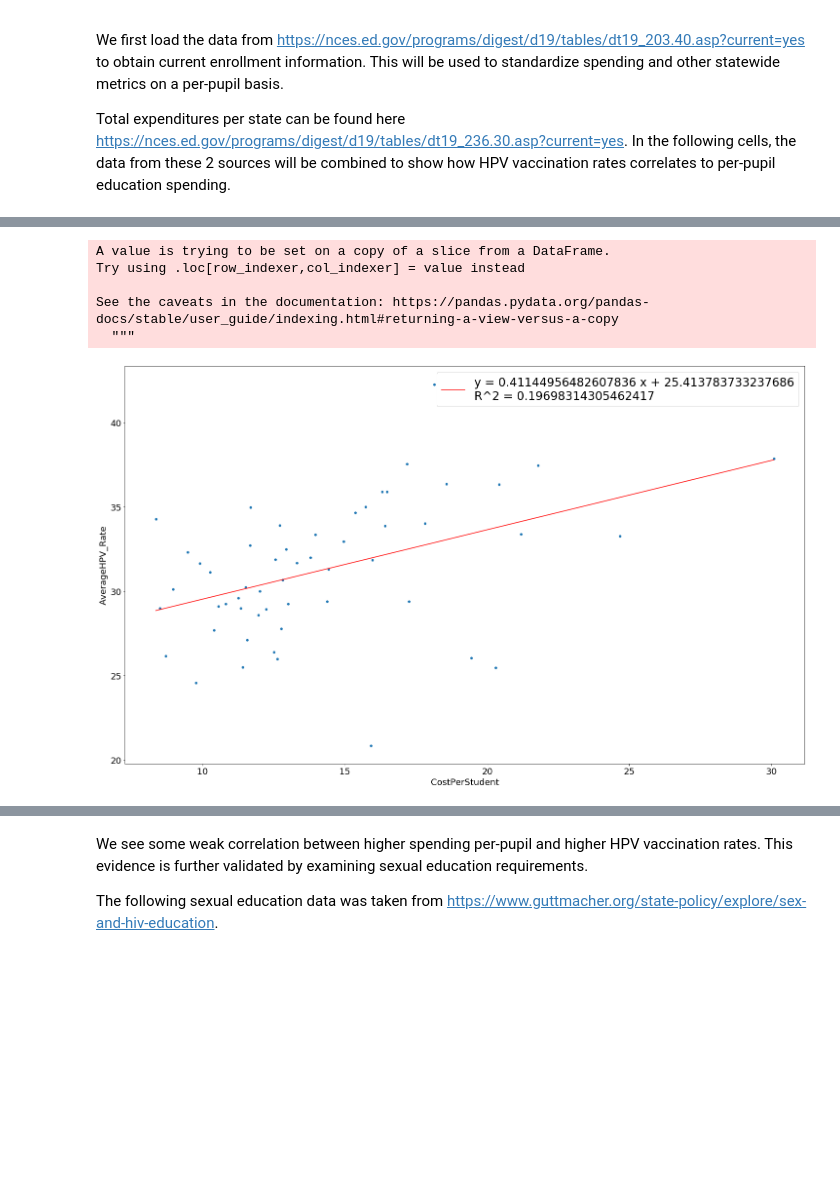
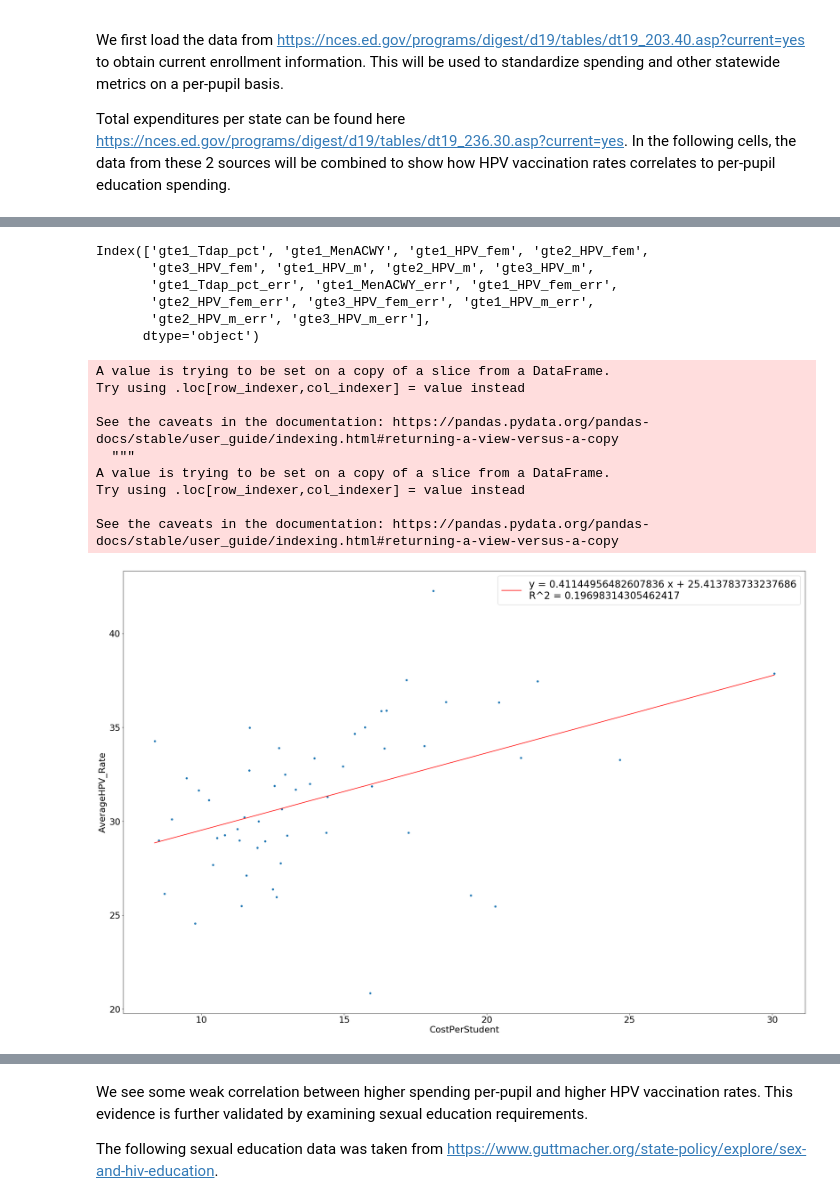
Before and after one commit to SpacemanSpiff7/BMI_stats_FinalProject, a Jupyter notebook: Longo_BMI_Final.ipynb, the cells around one changed output, grey strips where cells are left out. Saved outputs shown, nothing was run; the diff lists cells and outputs as text; code cells hidden in the pictures; blank space fills up the shorter version.

```diff
--- a/Longo_BMI_Final.ipynb
+++ b/Longo_BMI_Final.ipynb
@@ -20,3 +20,13 @@ The CDC provides vaccination data as a proportion of adults aged 12-17 by state
 import matplotlib.pyplot as plt
 plt.rcParams['figure.figsize'] = 25, 15
 plt.rcParams['font.size'] = 18
+# %%
+data['Vaccine Round'] = data['vaccine'].apply(lambda x: x.split('_')[0])
+data
+fig, ax = plt.subplots(2, 3)
+gender = ['fem', 'm']
+for i in range(3):
+    for j, g in enumerate(gender):
+        key = 'gte' + str(i+1) + '_HPV_' + g
+        sm.qqplot(data[data['vaccine'] == key]['proportion'], ax=ax[j,i], line='r')
+        ax[j,i].set_title(key)
@@ -73,10 +89,17 @@ enrollment = pd.read_csv('enrollment.csv', header=None)
 enrollment[0] = [i.strip().split('..')[0].strip() for i in enrollment[0]]
 
 expenditures = pd.read_csv('expenditures.csv', header=None, index_col=0)
-expenditures.index = [i.strip().split('..')[0].strip() for i in expenditures.index]
-expenditures.iloc[:,0] = [int(str(i).replace(',','')) for i in expenditures.iloc[:,0]]
-expenditures['enrollment'] = [int(str(i).replace(',','')) for i in enrollment.iloc[:,1]]
-expenditures['CostPerStudent'] = expenditures.iloc[:,0] / expenditures.iloc[:,1]
+expenditures.index = [
+    i.strip().split('..')[0].strip() for i in expenditures.index
+]
+expenditures.iloc[:, 0] = [
+    int(str(i).replace(',', '')) for i in expenditures.iloc[:, 0]
+]
+expenditures['enrollment'] = [
+    int(str(i).replace(',', '')) for i in enrollment.iloc[:, 1]
+]
+expenditures[
+    'CostPerStudent'] = expenditures.iloc[:, 0] / expenditures.iloc[:, 1]
 expenditures.columns = ['expenditures', 'enrollment', 'CostPerStudent']
+#expenditures = expenditures.sort_values(by='CostPerStudent').iloc[:-1,:]
 expenditures = expenditures.sort_index()
-expenditures.sort_values(by='CostPerStudent').head()
@@ -89,0 +133,3 @@ expenditures.sort_values(by='CostPerStudent').head()
+# %%
+plt.rcParams['figure.figsize'] = 40, 15 # height, width
+plt.rcParams['font.size'] = 25
@@ -90,16 +152,30 @@ expenditures.sort_values(by='CostPerStudent').head()
+# %%
+df.columns
+# %% [output]
+Index(['gte1_Tdap_pct', 'gte1_MenACWY', 'gte1_HPV_fem', 'gte2_HPV_fem',
+       'gte3_HPV_fem', 'gte1_HPV_m', 'gte2_HPV_m', 'gte3_HPV_m',
+       'gte1_Tdap_pct_err', 'gte1_MenACWY_err', 'gte1_HPV_fem_err',
+       'gte2_HPV_fem_err', 'gte3_HPV_fem_err', 'gte1_HPV_m_err',
+       'gte2_HPV_m_err', 'gte3_HPV_m_err'],
+      dtype='object')
 # %%
-df =pd.read_csv('hpv_clean_w_err.csv', index_col=0)
+df = pd.read_csv('hpv_clean_w_err.csv', index_col=0)
 df.columns = ['State', *df.columns[1:]]
 df = df.set_index('State')
-hpv = df.iloc[:,3:9]
+hpv = df.iloc[:, 3:9]
 hpv['AverageHPV_Rate'] = df.mean(axis=1)
+hpv['AdjustedAverage'] = (df['gte2_HPV_fem'] + df['gte3_HPV_fem'] + df['gte2_HPV_m'] + df['gte3_HPV_m'])/4
 hpv = hpv.sort_index()
 sns.scatterplot(y=hpv.AverageHPV_Rate, x=expenditures.CostPerStudent)
 plot_trendline(y=hpv.AverageHPV_Rate, x=expenditures.CostPerStudent)
 # %% [output]
 A value is trying to be set on a copy of a slice from a DataFrame.
 Try using .loc[row_indexer,col_indexer] = value instead
 
 See the caveats in the documentation: https://pandas.pydata.org/pandas-docs/stable/user_guide/indexing.html#returning-a-view-versus-a-copy
   """
+A value is trying to be set on a copy of a slice from a DataFrame.
+Try using .loc[row_indexer,col_indexer] = value instead
+
+See the caveats in the documentation: https://pandas.pydata.org/pandas-docs/stable/user_guide/indexing.html#returning-a-view-versus-a-copy
-[figure, old version]
+[figure, new version]
```
Also changed, not shown: parts of 20 cells of this notebook, 4 other files.
